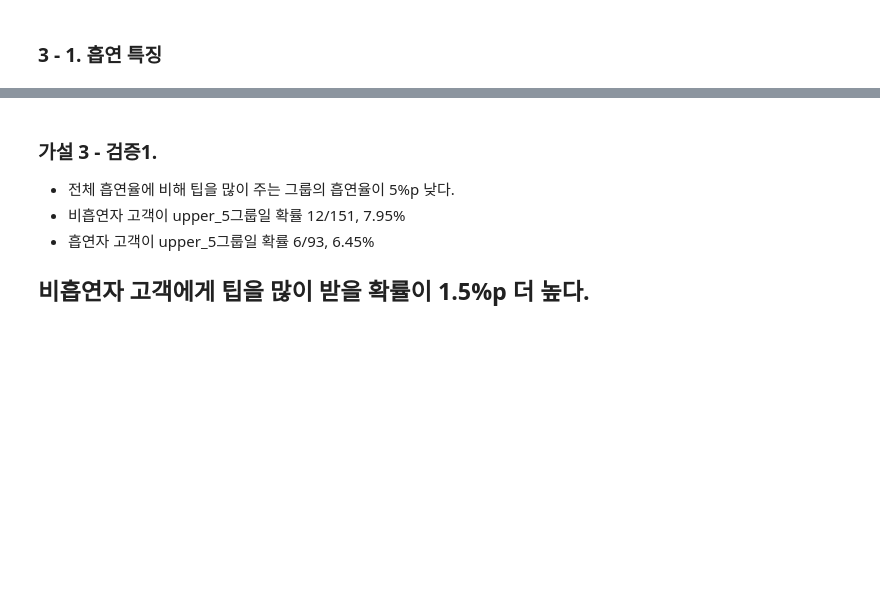
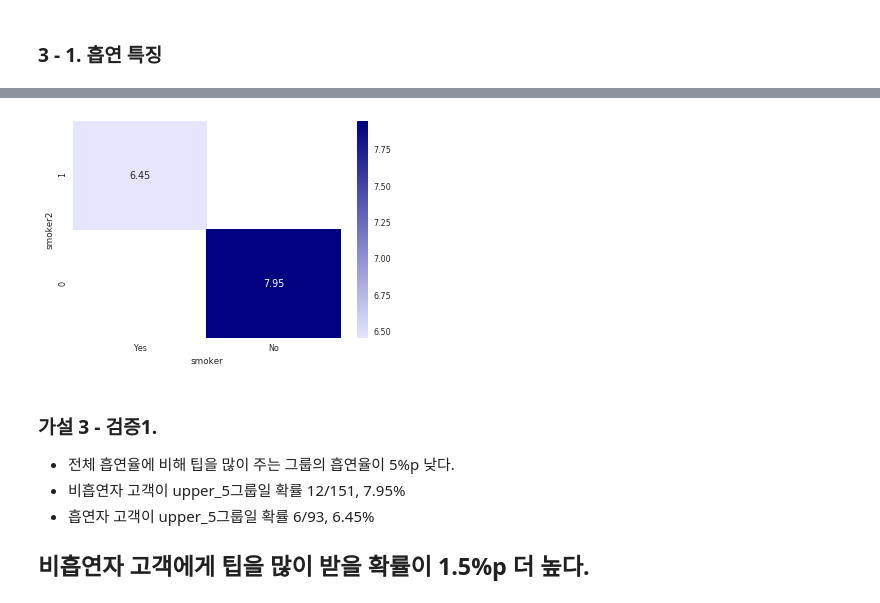
Before and after one commit to Moons08/TIL, a Jupyter notebook: Python/Mk_quiz_3.ipynb, the cells around one changed output, grey strips where cells are left out. Saved outputs shown, nothing was run; the diff lists cells and outputs as text; code cells hidden in the pictures; blank space fills up the shorter version.

```diff
--- a/Python/Mk_quiz_3.ipynb
+++ b/Python/Mk_quiz_3.ipynb
@@ -392,3 +407,8 @@ round(sr.iloc[1,1]/srt.iloc[1,1]*100,2), round(sr.iloc[0,0]/srt.iloc[0,0]*100, 2
+# %%
+sns.heatmap(sr/srt*100, cmap=sns.light_palette("navy", as_cmap=True), annot=True, fmt=".2f")
+plt.show()
+# %% [output]
+[figure, added]
 # %% [markdown]
 ### 가설 3 - 검증1.
 - 전체 흡연율에 비해 팁을 많이 주는 그룹의 흡연율이 5%p 낮다.
```
Also changed, not shown: parts of 56 cells of this notebook.
